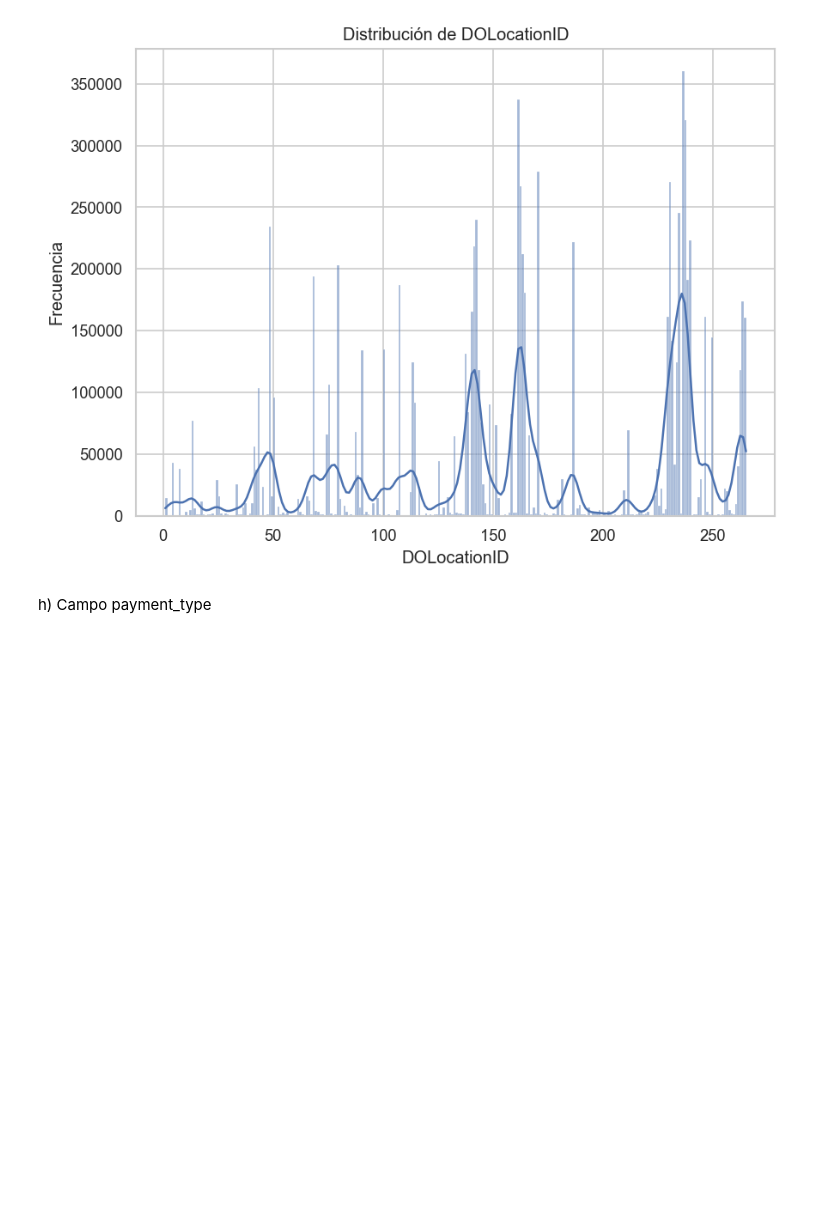
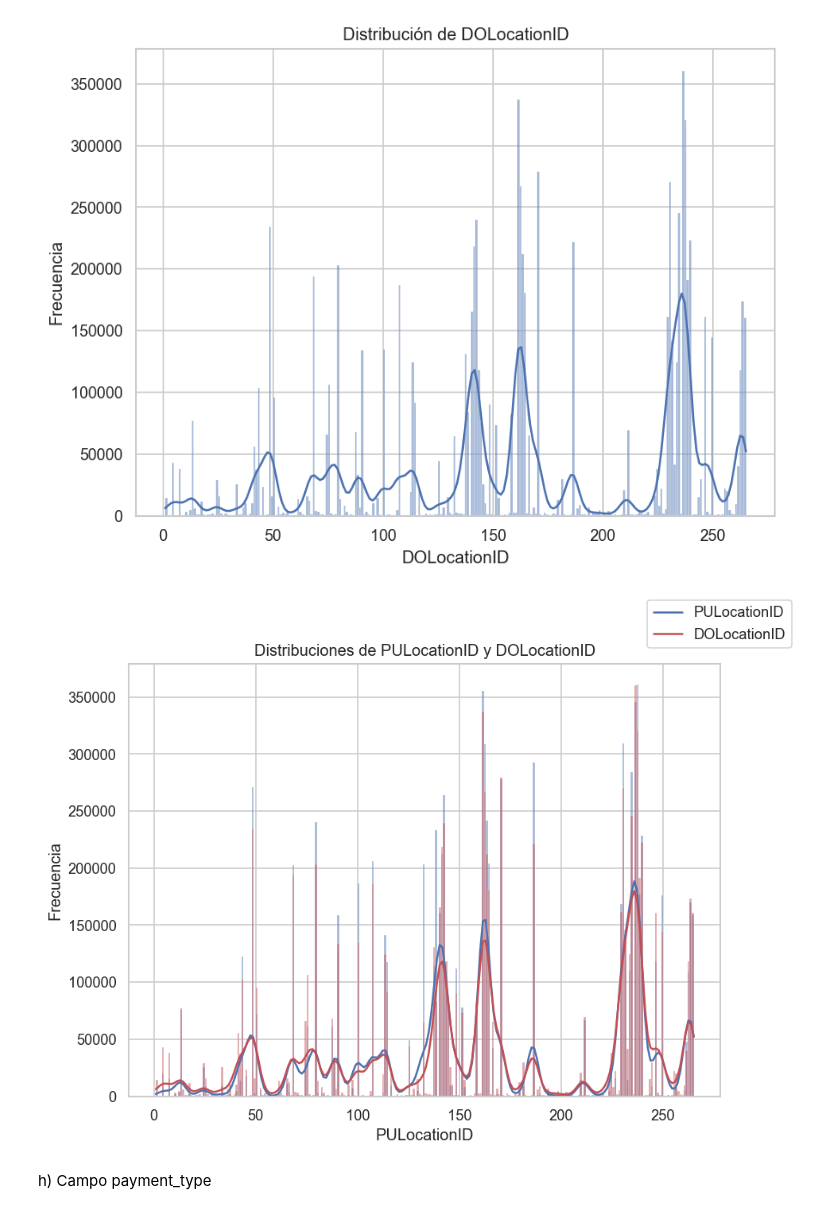
Before and after one commit to namdiv/Final_project, a Jupyter notebook: PG.ipynb, the cells around one changed output. Drawn from its saved outputs; the diff is of its cells as text; code cells hidden in the pictures; blank space fills up the shorter version.

```diff
--- a/PG.ipynb
+++ b/PG.ipynb
@@ -343,6 +344,16 @@ plt.title('Distribución de DOLocationID')
 plt.show()
 # %% [output]
 [figure]
+# %%
+fig = plt.figure(figsize=(8, 6), dpi=120)
+splot1 = sns.histplot(x = 'PULocationID',data=df,color='b',binwidth=1,kde=True)
+splot2 = sns.histplot(x = 'DOLocationID',data=df,color='r',binwidth=1,kde=True)
+plt.ylabel('Frecuencia')
+fig.legend(labels=['PULocationID','DOLocationID'])
+plt.title('Distribuciones de PULocationID y DOLocationID')
+plt.show()
+# %% [output]
+[figure, added]
 # %% [markdown]
 h) Campo payment_type
 # %%
```
Also changed, not shown: parts of 10 cells of this notebook, 2 other files.
